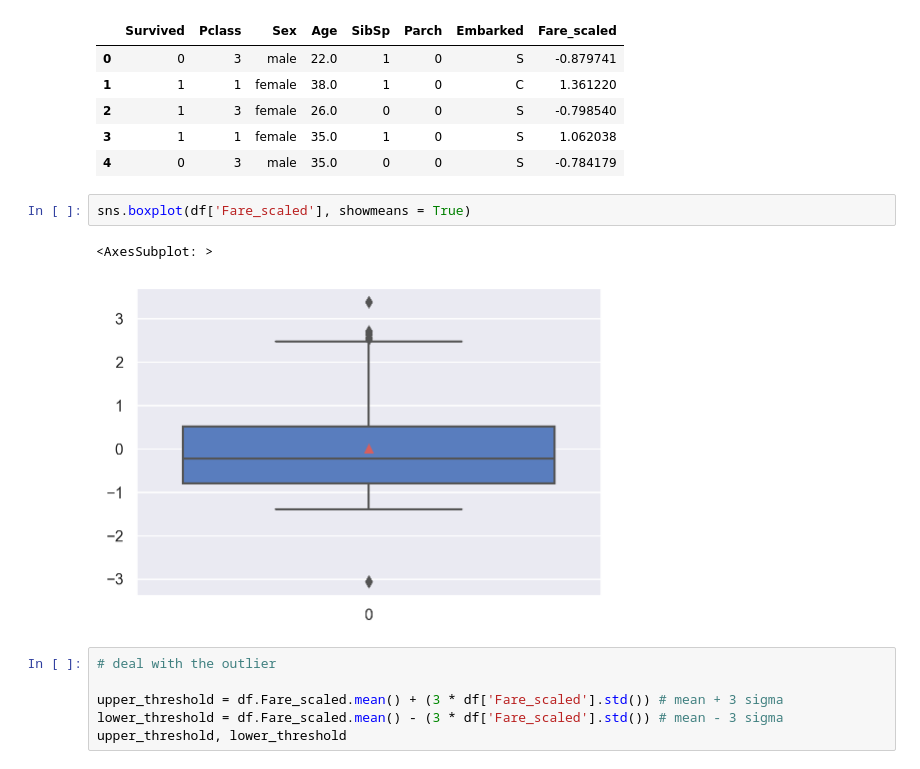
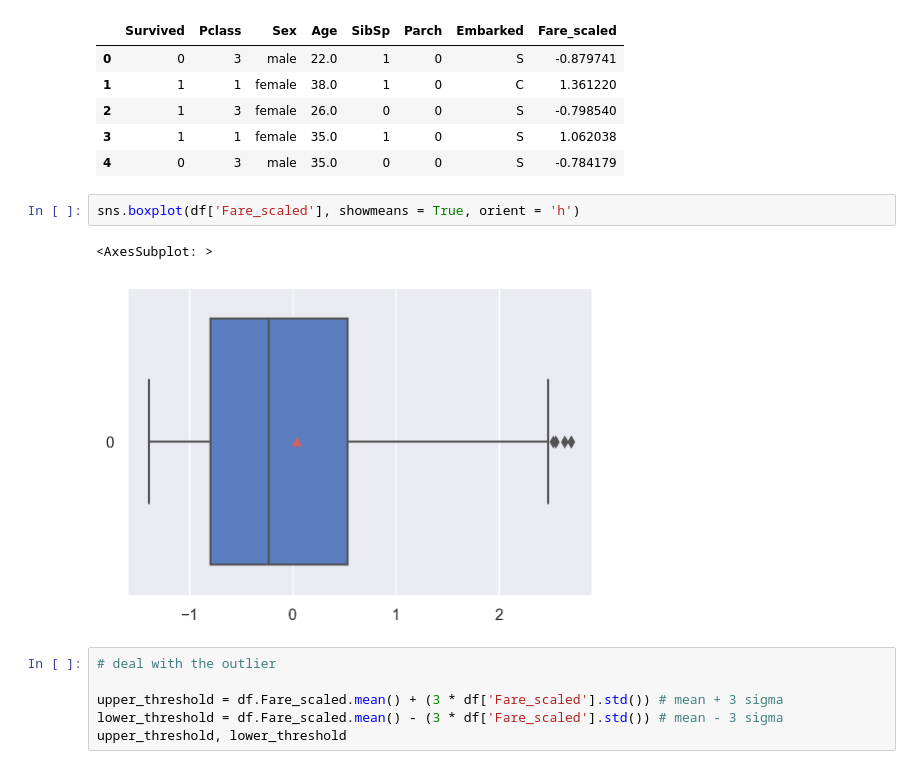
Before and after one commit to pNatTueku/basicPython, a Jupyter notebook: data_preparation_titanic_data.ipynb, the cells around one changed output. Cells and saved outputs as stored; diff of their text form.

```diff
--- a/data_preparation_titanic_data.ipynb
+++ b/data_preparation_titanic_data.ipynb
@@ -394,10 +394,10 @@ df.head()
 | 3 | 1 | 1 | female | 35.0 | 1 | 0 | S | 1.062038 |
 | 4 | 0 | 3 | male | 35.0 | 0 | 0 | S | -0.784179 |
 # %%
-sns.boxplot(df['Fare_scaled'], showmeans = True)
+sns.boxplot(df['Fare_scaled'], showmeans = True, orient = 'h')
 # %% [output]
 <AxesSubplot: >
-[figure, old version]
+[figure, new version]
 # %%
 # deal with the outlier
 
```
Also changed, not shown: parts of 25 cells of this notebook, 1 other file.
